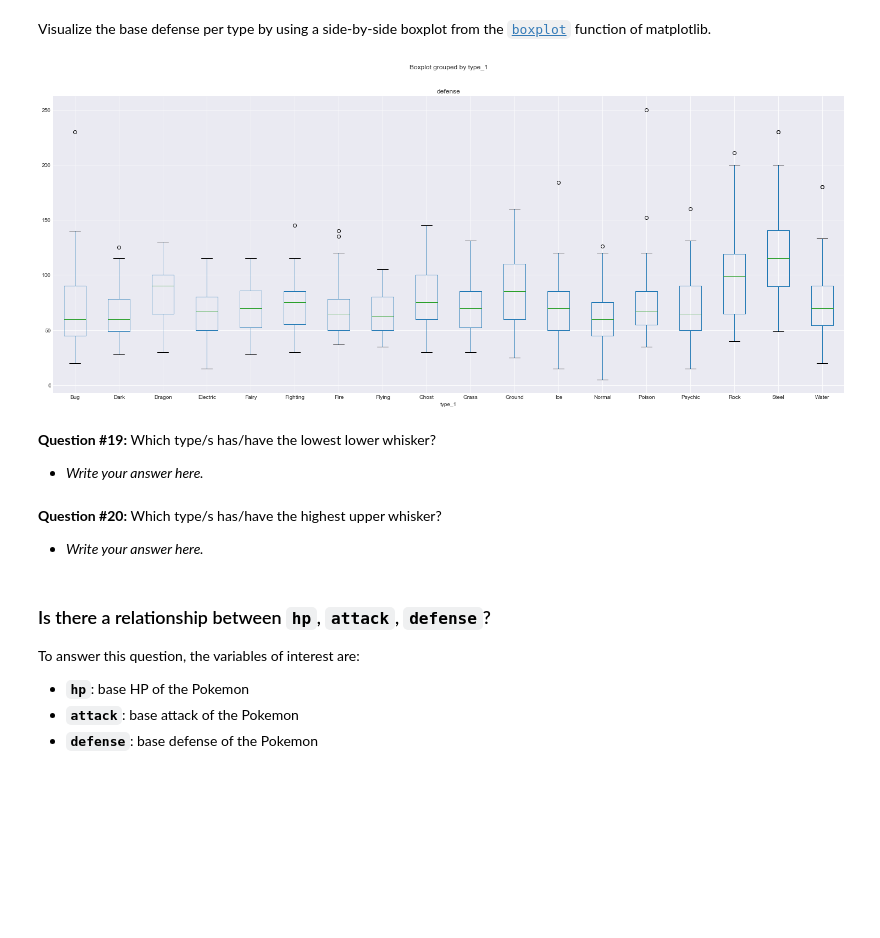
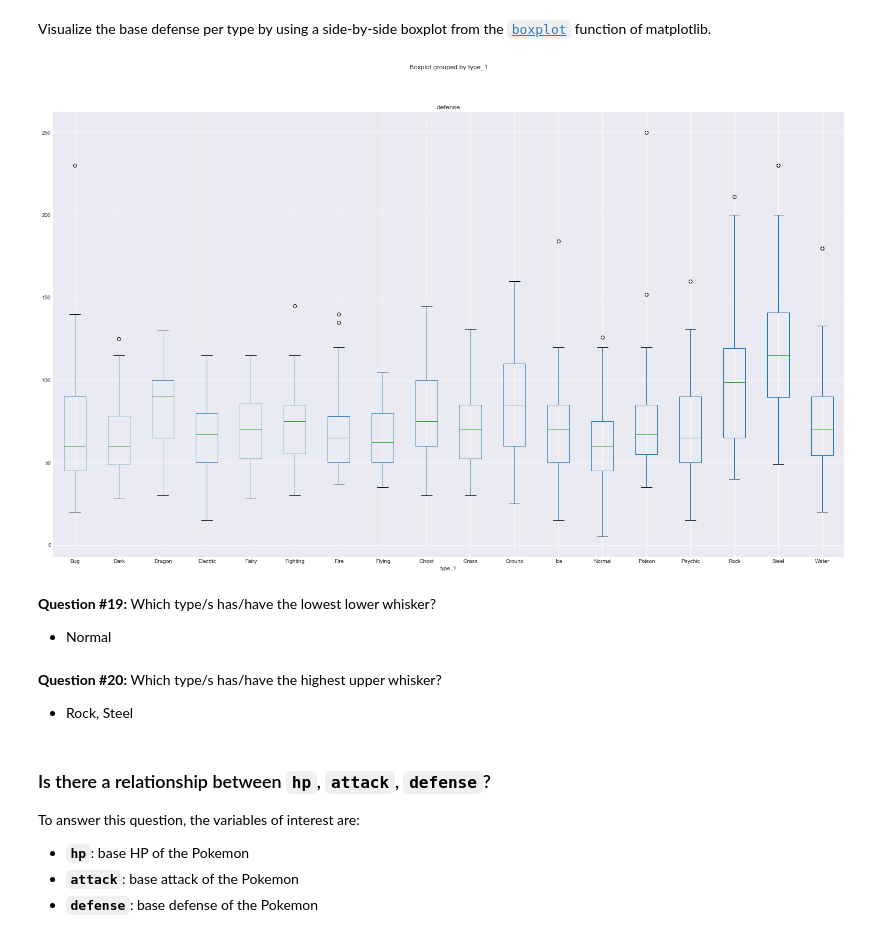
Before and after one commit to Revkxd/CSMODEL-Notebooks, a Jupyter notebook: 4 - Exploring Pokemon Data/4 - Exploring Pokemon Data.ipynb, the cells around one changed output. Cells and saved outputs as stored; diff of their text form; code cells hidden in the pictures; blank space fills up the shorter version.

```diff
--- a/4 - Exploring Pokemon Data/4 - Exploring Pokemon Data.ipynb
+++ b/4 - Exploring Pokemon Data/4 - Exploring Pokemon Data.ipynb
@@ -629,15 +629,15 @@ median_def.sort_values("defense", ascending=False)
 Visualize the base defense per type by using a side-by-side boxplot from the [`boxplot`](https://pandas.pydata.org/pandas-docs/stable/reference/api/pandas.DataFrame.boxplot.html) function of matplotlib.
 # %%
 # Write your code here
-boxplot_def = pokemon_df.boxplot("defense", by="type_1", figsize=(25,10))
+boxplot_def = pokemon_df.boxplot("defense", by="type_1", figsize=(25,15))
 # %% [output]
-[figure, old version]
+[figure, new version]
 # %% [markdown]
 **Question #19:** Which type/s has/have the lowest lower whisker?
-- *Write your answer here.*
+- Normal
 # %% [markdown]
 **Question #20:** Which type/s has/have the highest upper whisker?
-- *Write your answer here.*
+- Rock, Steel
 # %% [markdown]
 ### Is there a relationship between `hp`, `attack`, `defense`?
 
```
Also changed, not shown: parts of 13 cells of this notebook.
